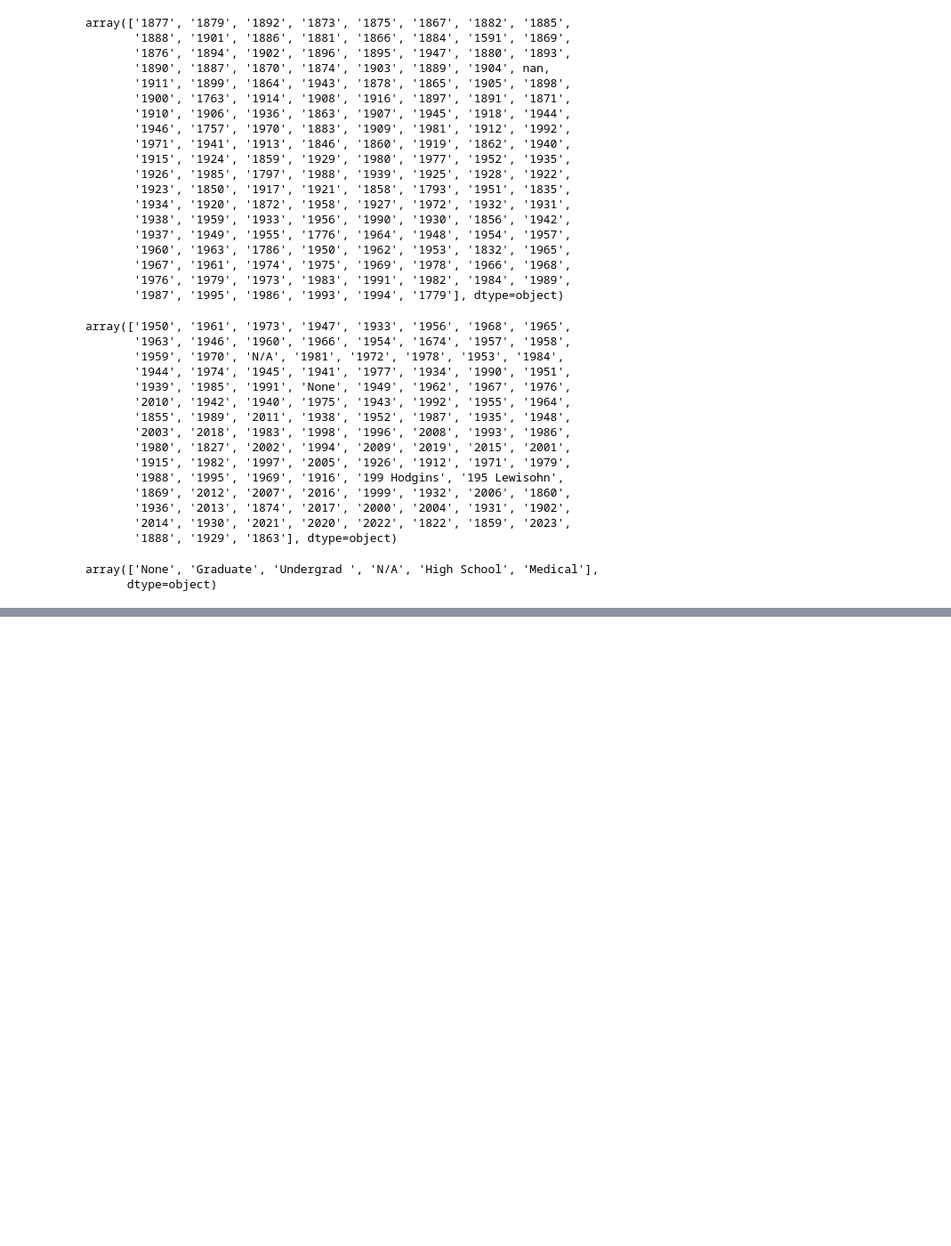
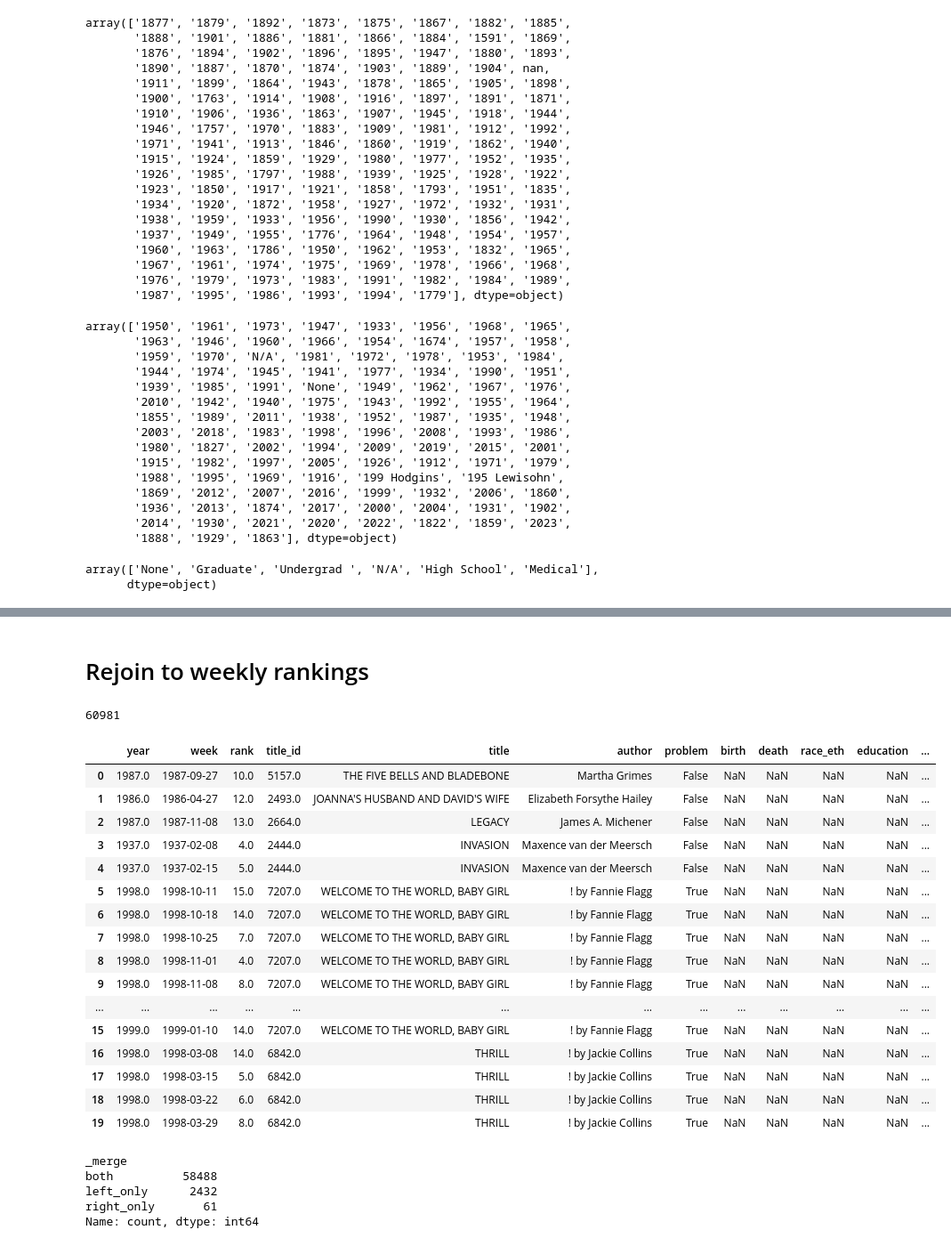
Before and after one commit to michellejm/nytimes-books, a Jupyter notebook: nytimes_cleaning.ipynb, the cells around one changed output, grey strips where cells are left out. Shown at 89% size. Cells and saved outputs as stored; diff of their text form; code cells hidden in the pictures; blank space fills up the shorter version.

```diff
--- a/nytimes_cleaning.ipynb
+++ b/nytimes_cleaning.ipynb
@@ -645,0 +686,2 @@ array(['None', 'Cornell University', 'University of Nebraska-Lincoln',
+# %%
+gender = pd.read_csv("authors_gender.csv")
@@ -645,0 +709,33 @@ array(['None', 'Cornell University', 'University of Nebraska-Lincoln',
+# %% [markdown]
+# Rejoin to weekly rankings
+# %%
+nyt_demo = nyt.merge(auth_demo_full, left_on='author', right_on = 'author', how='outer', indicator= True)
+print(len(nyt_demo))
+nyt_demo.head(20)
+# %% [output]
+60981
+|  | year | week | rank | title_id | title | author | problem | birth | death | race_eth | education | ... |
+| 0 | 1987.0 | 1987-09-27 | 10.0 | 5157.0 | THE FIVE BELLS AND BLADEBONE | Martha Grimes | False | NaN | NaN | NaN | NaN | ... |
+| 1 | 1986.0 | 1986-04-27 | 12.0 | 2493.0 | JOANNA'S HUSBAND AND DAVID'S WIFE | Elizabeth Forsythe Hailey | False | NaN | NaN | NaN | NaN | ... |
+| 2 | 1987.0 | 1987-11-08 | 13.0 | 2664.0 | LEGACY | James A. Michener | False | NaN | NaN | NaN | NaN | ... |
+| 3 | 1937.0 | 1937-02-08 | 4.0 | 2444.0 | INVASION | Maxence van der Meersch | False | NaN | NaN | NaN | NaN | ... |
+| 4 | 1937.0 | 1937-02-15 | 5.0 | 2444.0 | INVASION | Maxence van der Meersch | False | NaN | NaN | NaN | NaN | ... |
+| 5 | 1998.0 | 1998-10-11 | 15.0 | 7207.0 | WELCOME TO THE WORLD, BABY GIRL | ! by Fannie Flagg | True | NaN | NaN | NaN | NaN | ... |
+| 6 | 1998.0 | 1998-10-18 | 14.0 | 7207.0 | WELCOME TO THE WORLD, BABY GIRL | ! by Fannie Flagg | True | NaN | NaN | NaN | NaN | ... |
+| 7 | 1998.0 | 1998-10-25 | 7.0 | 7207.0 | WELCOME TO THE WORLD, BABY GIRL | ! by Fannie Flagg | True | NaN | NaN | NaN | NaN | ... |
+| 8 | 1998.0 | 1998-11-01 | 4.0 | 7207.0 | WELCOME TO THE WORLD, BABY GIRL | ! by Fannie Flagg | True | NaN | NaN | NaN | NaN | ... |
+| 9 | 1998.0 | 1998-11-08 | 8.0 | 7207.0 | WELCOME TO THE WORLD, BABY GIRL | ! by Fannie Flagg | True | NaN | NaN | NaN | NaN | ... |
+| ... | ... | ... | ... | ... | ... | ... | ... | ... | ... | ... | ... | ... |
+| 15 | 1999.0 | 1999-01-10 | 14.0 | 7207.0 | WELCOME TO THE WORLD, BABY GIRL | ! by Fannie Flagg | True | NaN | NaN | NaN | NaN | ... |
+| 16 | 1998.0 | 1998-03-08 | 14.0 | 6842.0 | THRILL | ! by Jackie Collins | True | NaN | NaN | NaN | NaN | ... |
+| 17 | 1998.0 | 1998-03-15 | 5.0 | 6842.0 | THRILL | ! by Jackie Collins | True | NaN | NaN | NaN | NaN | ... |
+| 18 | 1998.0 | 1998-03-22 | 6.0 | 6842.0 | THRILL | ! by Jackie Collins | True | NaN | NaN | NaN | NaN | ... |
+| 19 | 1998.0 | 1998-03-29 | 8.0 | 6842.0 | THRILL | ! by Jackie Collins | True | NaN | NaN | NaN | NaN | ... |
+# %%
+nyt_demo._merge.value_counts()
+# %% [output]
+_merge
+both          58488
+left_only      2432
+right_only       61
+Name: count, dtype: int64
```
Also changed, not shown: parts of 15 cells of this notebook, 3 other files.
